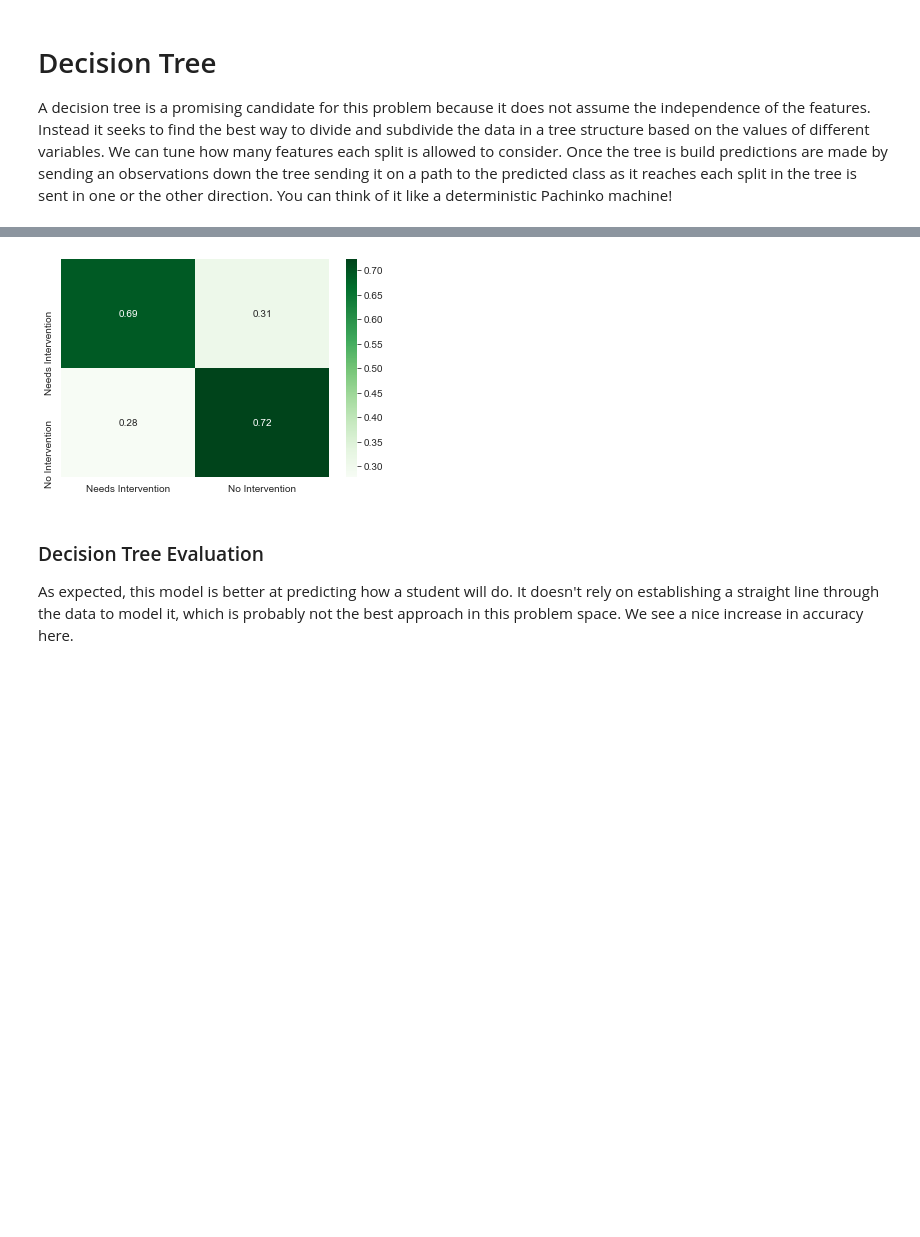
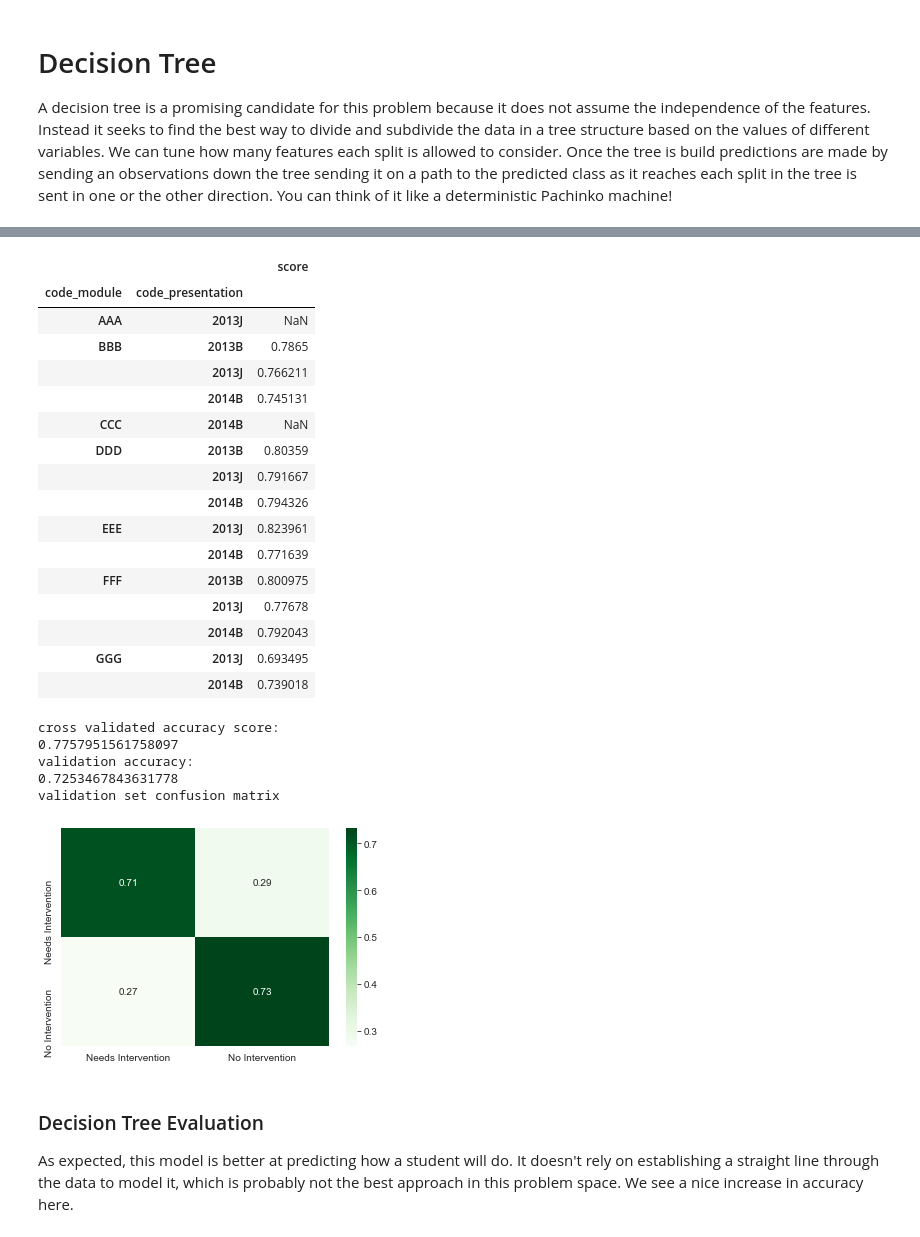
Before and after one commit to Caellwyn/ou_student_predictions, a Jupyter notebook: notebooks/shallow_modeling.ipynb, the cells around one changed output, grey strips where cells are left out. Saved outputs shown, nothing was run; the diff lists cells and outputs as text; code cells hidden in the pictures; blank space fills up the shorter version.

```diff
--- a/notebooks/shallow_modeling.ipynb
+++ b/notebooks/shallow_modeling.ipynb
@@ -141,0 +49,2 @@ The FSM achieves 73.6% accuracy with a good balance between course predictions.
+# %%
+df_full = load_OU_data(prediction_window=.5)
@@ -144,20 +110,23 @@ The FSM achieves 73.6% accuracy with a good balance between course predictions.
 # %%
 LRparams = [{'solver': ['lbfgs','sag','saga','newton-cg'],
          'penalty': ['none'],
-         'random_state':[111]},
+         'random_state':[111],
+          'C':[.001,.01,.1]},
           {'solver': ['lbfgs','sag','saga','newton-cg','liblinear'],
          'penalty': ['l2'],
-         'random_state':[111]},
+         'random_state':[111],
+          'C':[.001,.01,.1]},
           {'solver':['saga'],
-          'penalty':['elasticnet'], 'l1_ratio':[.1,.5,.7]},
+          'penalty':['elasticnet'], 'l1_ratio':[.4,.7,.9]},
           {'solver':['saga','liblinear'],
-          'penalty':['l1']}]
+          'penalty':['l1'],
+          'C':[.001,.01,.1]}]
 
 
-LRgrid = Course_GridSearchCV(LogisticRegression(), LRparams, cv=cv,
-                                scoring='accuracy', verbose = False)
+LRgrid = GridSearchPresentationCV(LogisticRegression(), LRparams,
+                                scoring='accuracy', verbose = 1)
 
-LRgrid.fit(X_t, y_t)
-LRmodel = score_grid(LRgrid, X_val_transformed, y_val)
-pickle.dump(LRmodel,open('../models/LRmodel2.pkl','wb'))
+LRgrid.fit(train_df)
+LRmodel = score_grid(LRgrid, X_test_transformed, y_test)
+pickle.dump(LRmodel,open('../models/LRmodel3.pkl','wb'))
 # %% [output]
@@ -182,16 +180,16 @@ We used the logistic regression classifier to tune our features, but now it's ti
 # Decision Tree
 A decision tree is a promising candidate for this problem because it does not assume the independence of the features. Instead it seeks to find the best way to divide and subdivide the data in a tree structure based on the values of different variables.  We can tune how many features each split is allowed to consider.  Once the tree is build predictions are made by sending an observations down the tree sending it on a path to the predicted class as it reaches each split in the tree is sent in one or the other direction.  You can think of it like a deterministic Pachinko machine!
 # %%
-DTparams = {'criterion':['gini','entropy'],
-           'splitter':['best','random'],
-           'max_depth':[4,10],'min_samples_split':[.01,.1,.2,.5],
-           'max_features':[1,2,3,4,5],'random_state':[111]}
+DTparams = {'criterion':['entropy'],
+           'splitter':['best'],
+           'max_depth':[4,20],'min_samples_split':[.5,.6],
+           'max_features':[4,5],'random_state':[111]}
 
-DTgrid = Course_GridSearchCV(DecisionTreeClassifier(), DTparams, cv=cv, scoring = 'accuracy')
 
-DTgrid.fit(X_t, y_t)
+DTgrid = GridSearchPresentationCV(DecisionTreeClassifier(), DTparams,
+                                scoring='accuracy', verbose = 1)
 
-DTmodel = score_grid(DTgrid, X_val_transformed, y_val, cmap = 'Greens')
-plt.savefig('../figures/DTconfmatrix.png',dpi=250)
-pickle.dump(DTmodel,open('../models/DTmodel2.pkl','wb'))
+DTgrid.fit(train_df)
+DTmodel = score_grid(DTgrid, X_test_transformed, y_test)
+pickle.dump(DTmodel,open('../models/DTmodel3.pkl','wb'))
 # %% [output]
@@ -209,4 +213,26 @@ validation set confusion matrix
+|  |  | score |
+| code_module | code_presentation |  |
+| AAA | 2013J | NaN |
+| BBB | 2013B | 0.7865 |
+|  | 2013J | 0.766211 |
+|  | 2014B | 0.745131 |
+| CCC | 2014B | NaN |
+| DDD | 2013B | 0.80359 |
+|  | 2013J | 0.791667 |
+|  | 2014B | 0.794326 |
+| EEE | 2013J | 0.823961 |
+|  | 2014B | 0.771639 |
+| FFF | 2013B | 0.800975 |
+|  | 2013J | 0.77678 |
+|  | 2014B | 0.792043 |
+| GGG | 2013J | 0.693495 |
+|  | 2014B | 0.739018 |
+cross validated accuracy score:
+0.7757951561758097
+validation accuracy:
+0.7253467843631778
+validation set confusion matrix
-[figure, old version]
+[figure, new version]
 # %% [markdown]
 ### Decision Tree Evaluation
 As expected, this model is better at predicting how a student will do.  It doesn't rely on establishing a straight line through the data to model it, which is probably not the best approach in this problem space.  We see a nice increase in accuracy here.
```
Also changed, not shown: parts of 32 cells of this notebook, 26 other files.
